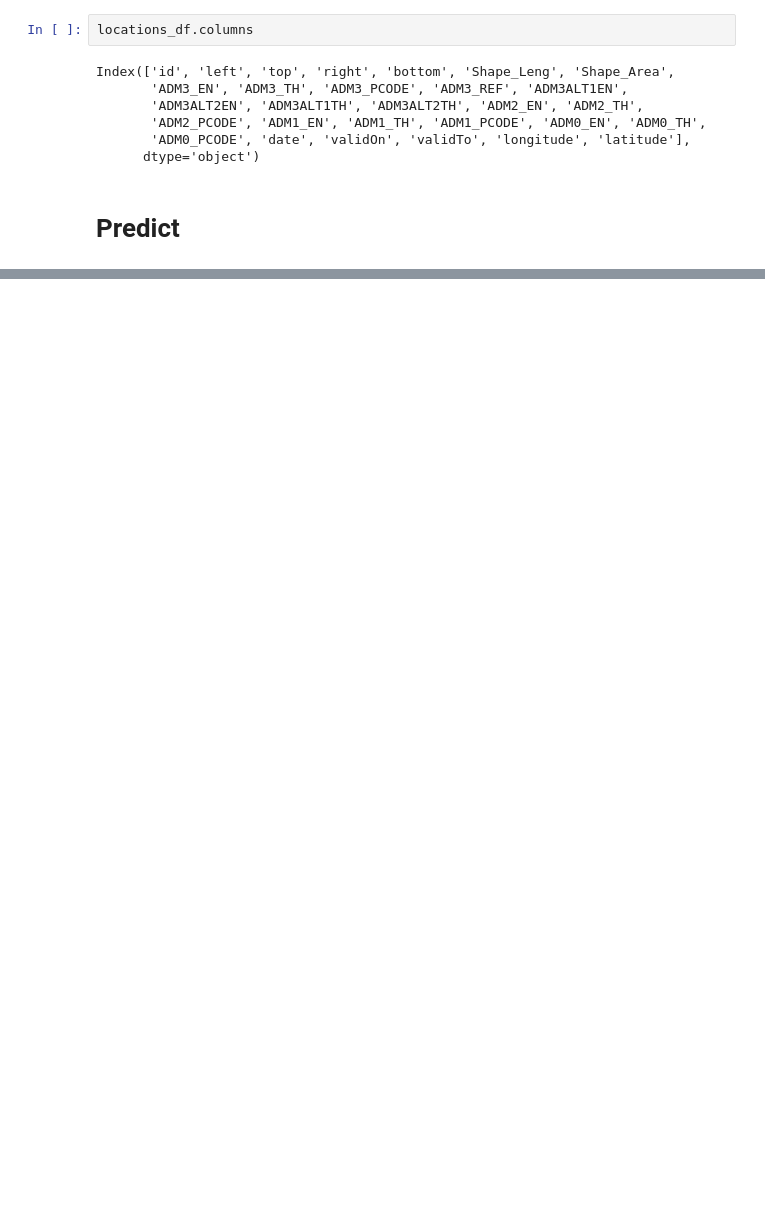
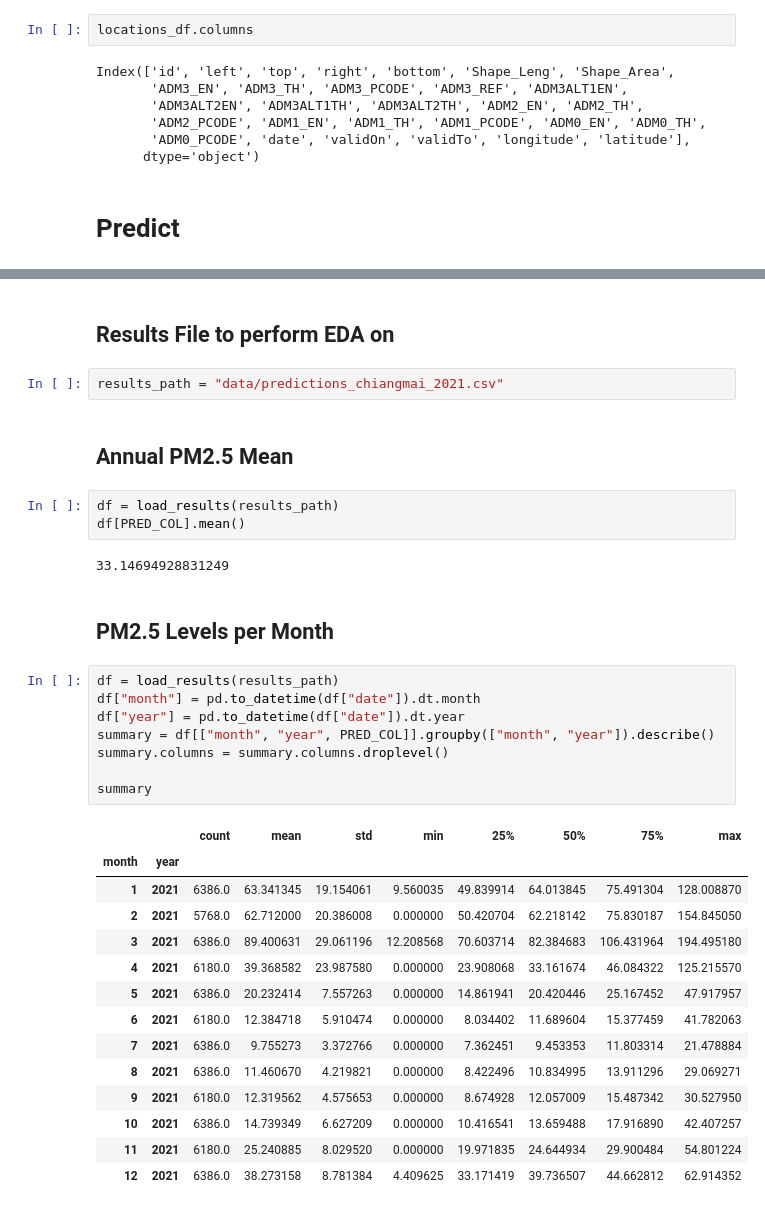
Before and after one commit to thinkingmachines/unicef-ai4d-air-quality, a Jupyter notebook: notebooks/2022-05-18-prediction-example/2022-05-18-prediction-example.ipynb, the cells around one changed output, grey strips where cells are left out. Saved outputs shown, nothing was run; the diff lists cells and outputs as text; blank space fills up the shorter version.

```diff
--- a/notebooks/2022-05-18-prediction-example/2022-05-18-prediction-example.ipynb
+++ b/notebooks/2022-05-18-prediction-example/2022-05-18-prediction-example.ipynb
@@ -166,0 +199,36 @@ Min:-1.79 - Max:119.45; Mean=32.73
+# %% [markdown]
+## Results File to perform EDA on
+# %%
+results_path = "data/predictions_chiangmai_2021.csv"
+# %% [markdown]
+## Annual PM2.5 Mean
+# %%
+df = load_results(results_path)
+df[PRED_COL].mean()
+# %% [output]
+33.14694928831249
+# %% [markdown]
+## PM2.5 Levels per Month
+# %%
+df = load_results(results_path)
+df["month"] = pd.to_datetime(df["date"]).dt.month
+df["year"] = pd.to_datetime(df["date"]).dt.year
+summary = df[["month", "year", PRED_COL]].groupby(["month", "year"]).describe()
+summary.columns = summary.columns.droplevel()
+
+summary
+# %% [output]
+|  |  | count | mean | std | min | 25% | 50% | 75% | max |
+| month | year |  |  |  |  |  |  |  |  |
+| 1 | 2021 | 6386.0 | 63.341345 | 19.154061 | 9.560035 | 49.839914 | 64.013845 | 75.491304 | 128.008870 |
+| 2 | 2021 | 5768.0 | 62.712000 | 20.386008 | 0.000000 | 50.420704 | 62.218142 | 75.830187 | 154.845050 |
+| 3 | 2021 | 6386.0 | 89.400631 | 29.061196 | 12.208568 | 70.603714 | 82.384683 | 106.431964 | 194.495180 |
+| 4 | 2021 | 6180.0 | 39.368582 | 23.987580 | 0.000000 | 23.908068 | 33.161674 | 46.084322 | 125.215570 |
+| 5 | 2021 | 6386.0 | 20.232414 | 7.557263 | 0.000000 | 14.861941 | 20.420446 | 25.167452 | 47.917957 |
+| 6 | 2021 | 6180.0 | 12.384718 | 5.910474 | 0.000000 | 8.034402 | 11.689604 | 15.377459 | 41.782063 |
+| 7 | 2021 | 6386.0 | 9.755273 | 3.372766 | 0.000000 | 7.362451 | 9.453353 | 11.803314 | 21.478884 |
+| 8 | 2021 | 6386.0 | 11.460670 | 4.219821 | 0.000000 | 8.422496 | 10.834995 | 13.911296 | 29.069271 |
+| 9 | 2021 | 6180.0 | 12.319562 | 4.575653 | 0.000000 | 8.674928 | 12.057009 | 15.487342 | 30.527950 |
+| 10 | 2021 | 6386.0 | 14.739349 | 6.627209 | 0.000000 | 10.416541 | 13.659488 | 17.916890 | 42.407257 |
+| 11 | 2021 | 6180.0 | 25.240885 | 8.029520 | 0.000000 | 19.971835 | 24.644934 | 29.900484 | 54.801224 |
+| 12 | 2021 | 6386.0 | 38.273158 | 8.781384 | 4.409625 | 33.171419 | 39.736507 | 44.662812 | 62.914352 |
```
Also changed, not shown: parts of 26 cells of this notebook, 3 other files.
